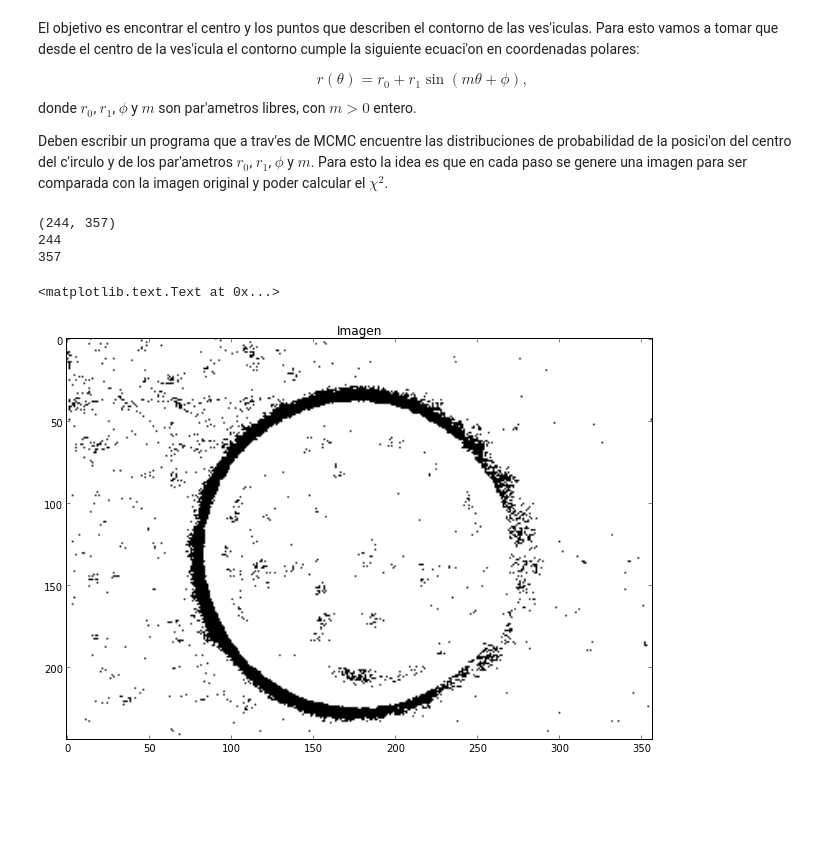
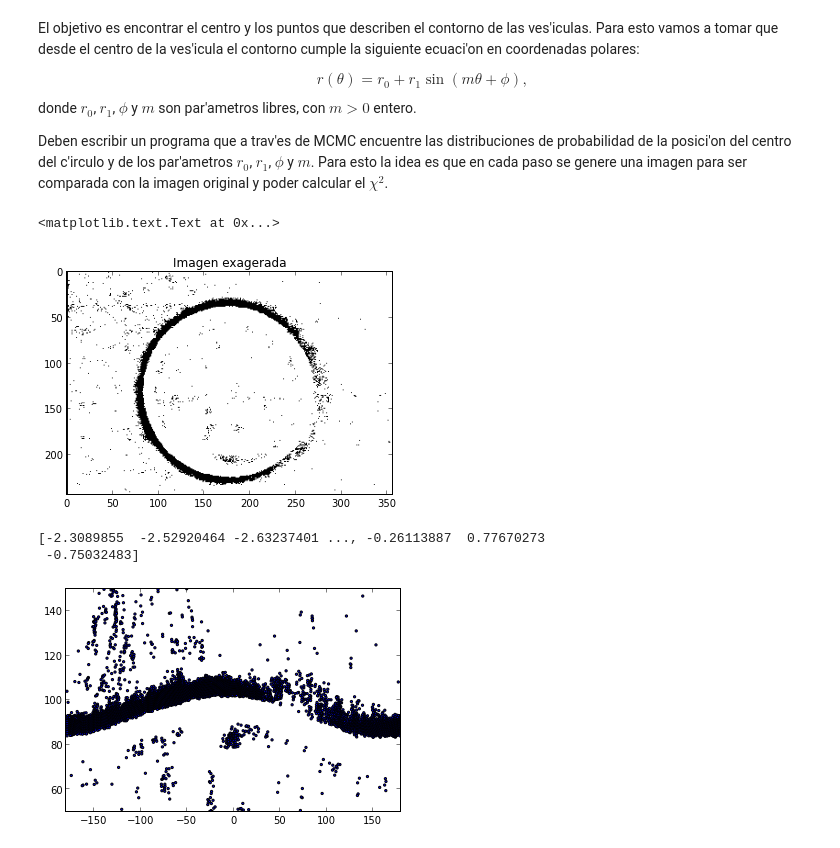
Before and after one commit to sebastianrosales/Castillo_Rosales_hw8, a Jupyter notebook: VesiculasDeRudy.ipynb, the cells around one changed output. Cells and saved outputs as stored; diff of their text form; code cells hidden in the pictures; blank space fills up the shorter version.

```diff
--- a/VesiculasDeRudy.ipynb
+++ b/VesiculasDeRudy.ipynb
@@ -44,24 +46,37 @@ def modelo(r0,r1,m)
 # %%
 xmax=len(Im1[:,0])
 ymax=len(Im1[0,:])
-print shape(Im1)
-print xmax
-print ymax
+r_obs=empty((0))
+theta_obs=empty((0))
 ImEx=zeros([xmax,ymax])
-for i in range(xmax):
-    for j in range(ymax):
+contador1=0
+contador2=0
+for i in range(1,xmax):
+    for j in range(1,ymax):
         valor=Im1[i,j]
-        if valor>180:
+        x=i-122
+        y=j-178
+        if valor>181:
+            r=sqrt((x*x)+(y*y))
+            theta=arctan2(y,x)
+            #print "x= "+str(x)+", y= "+str(y)+", theta= "+str(theta*180/pi)+", r= "+str(r)
+            r_obs = append(r_obs, r)
+            theta_obs = append(theta_obs, theta)
             ImEx[i,j]=0
         else:
             ImEx[i,j]=1
-
-fig2 = figure(0, figsize=(10.5,8.5))
+fig2 = figure(0)
 imshow(ImEx[:,:], cmap = cm.Greys_r)
-plt.title('Imagen', fontsize=12)
+plt.title('Imagen exagerada', fontsize=12)
 # %% [output]
-(244, 357)
-244
-357
+<matplotlib.text.Text at 0x...>
-<matplotlib.text.Text at 0x...>
-[figure, old version]
+[figure, new version]
+# %%
+scatter(theta_obs*180/pi, r_obs,s=5)
+xlim (-180,180)
+ylim(50, 150)
+print theta_obs
+# %% [output]
+[-2.3089855  -2.52920464 -2.63237401 ..., -0.26113887  0.77670273
+ -0.75032483]
+[figure, added]
```
Also changed, not shown: parts of 2 cells of this notebook.
